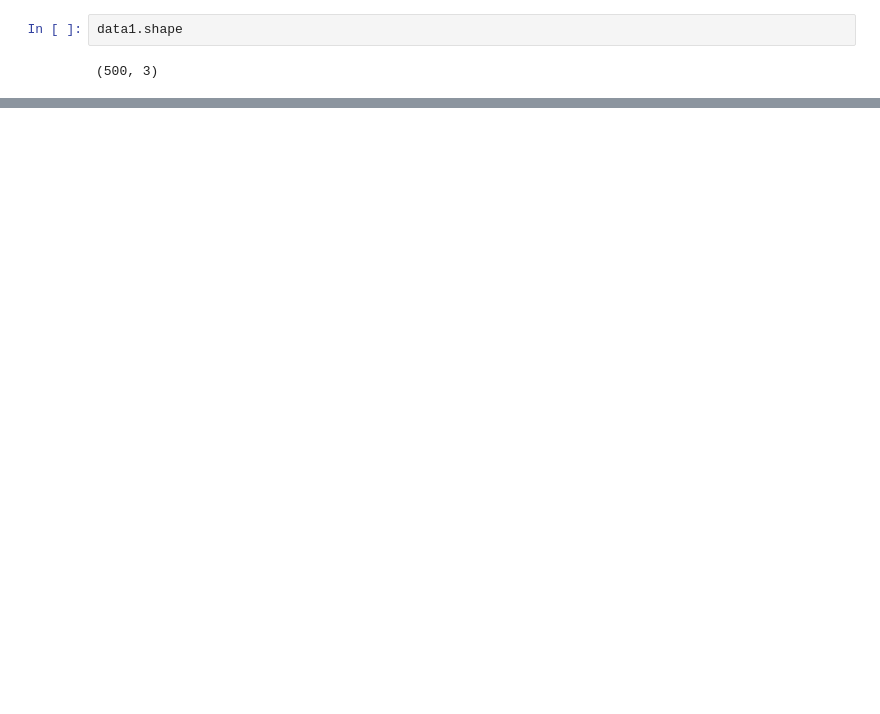
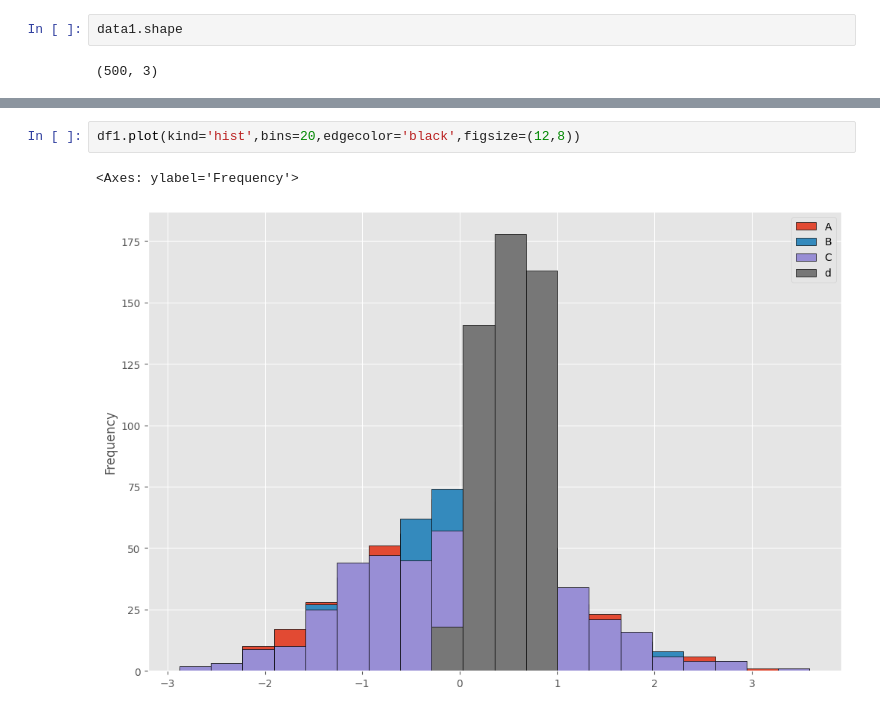
Before and after one commit to mdsamim1992hatia-cell/BMI-CAL, a Jupyter notebook: Untitled167.ipynb, the cells around one changed output, grey strips where cells are left out. Drawn from its saved outputs; the diff is of its cells as text; blank space fills up the shorter version.

```diff
--- a/Untitled167.ipynb
+++ b/Untitled167.ipynb
@@ -107,0 +136,5 @@ df1['A'].plot(kind='hist',bins=30,edgecolor='black',figsize=(12,8))
+# %%
+df1.plot(kind='hist',bins=20,edgecolor='black',figsize=(12,8))
+# %% [output]
+<Axes: ylabel='Frequency'>
+[figure, added]
```
Also changed, not shown: parts of 33 cells of this notebook.
